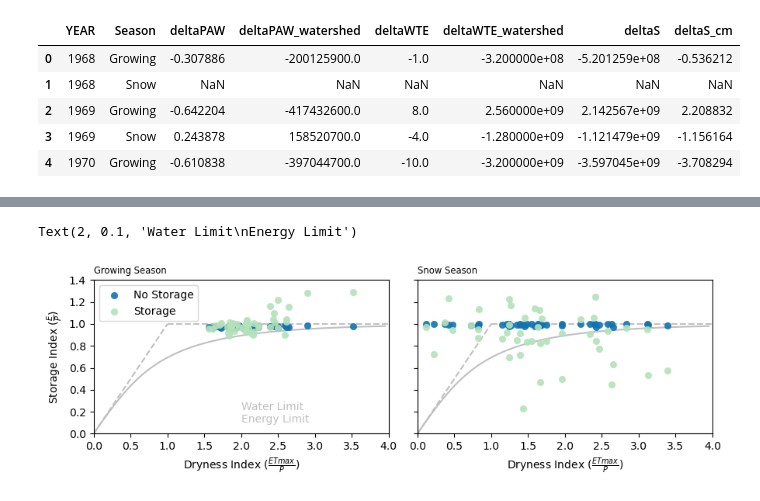
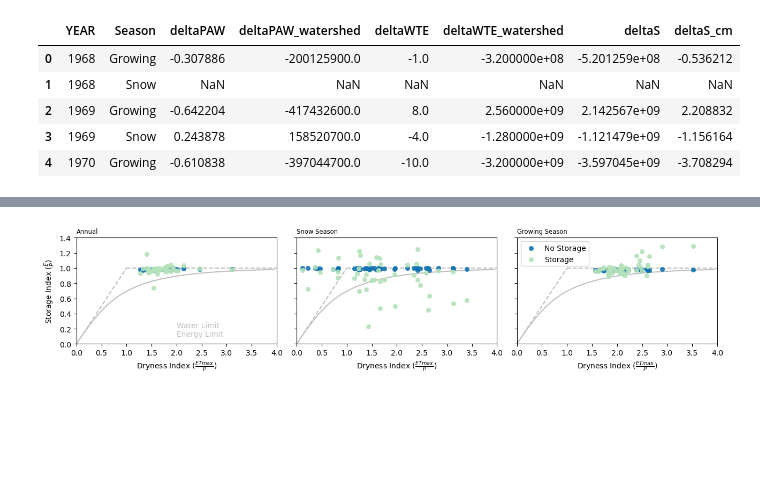
Before and after one commit to mwdjones/mef-snowhydro, a Jupyter notebook: Data and Codes/02_budykostorageanalysis.ipynb, the cells around one changed output, grey strips where cells are left out. Drawn from its saved outputs; the diff is of its cells as text; code cells hidden in the pictures; blank space fills up the shorter version.

Commit message:
seasonal budyko analysis

```diff
--- a/Data and Codes/02_budykostorageanalysis.ipynb
+++ b/Data and Codes/02_budykostorageanalysis.ipynb
@@ -569,7 +571,7 @@ budyko_seasonal.head()
 | 4 | 1970 | Growing | -0.610838 | -397044700.0 | -10.0 | -3.200000e+09 | -3.597045e+09 | -3.708294 | ... |
 # %%
 #Plot Seasonal Storage and no-storage Budyko
-fig, [ax, ax2] = plt.subplots(1, 2, figsize = (9, 3),
+fig, [ax, ax2, ax3] = plt.subplots(1, 3, figsize = (13, 3),
                             sharex = True,
                             sharey = True,
                             layout = 'tight')
@@ -586,49 +588,66 @@ energy_limit_y = energy_limit_x
 
 #Plot 1: Growing Season
 sns.lineplot(x = budyko_curve_x, y = budyko_curve_y, color = 'silver',
-             ax = ax)
-ax.plot(energy_limit_x, energy_limit_y,
+             ax = ax3)
+ax3.plot(energy_limit_x, energy_limit_y,
              color = 'silver', linestyle = '--')
-ax.plot(water_limit_x, water_limit_y,
+ax3.plot(water_limit_x, water_limit_y,
              color = 'silver', linestyle = '--')
 #Annual Water Balance Measurements
 sns.scatterplot(data = budyko_seasonal[budyko_seasonal.Season == 'Growing'], x = 'DI', y = 'EP',
-                ax = ax, color = pal[4], edgecolor = None, alpha = 0.9,
+                ax = ax3, color = pal[4], edgecolor = None, alpha = 0.9,
                 label = 'No Storage',
                 zorder = 3)
 
 #Water Balance with Storage Consideration
 sns.scatterplot(data = budyko_seasonal[budyko_seasonal.Season == 'Growing'], x = 'DI', y = 'EP_storage',
-                ax = ax, color = pal[1], edgecolor = None, alpha = 0.9,
+                ax = ax3, color = pal[1], edgecolor = None, alpha = 0.9,
                 label = 'Storage',
                 zorder = 3)
-ax.set_title('Growing Season', loc = 'left', fontsize = 'small')
+ax3.set_title('Growing Season', loc = 'left', fontsize = 'small')
 
 #Plot 2: Winter Season
 sns.lineplot(x = budyko_curve_x, y = budyko_curve_y, color = 'silver',
              ax = ax2)
 ax2.plot(energy_limit_x, energy_limit_y,
              color = 'silver', linestyle = '--')
 ax2.plot(water_limit_x, water_limit_y,
              color = 'silver', linestyle = '--')
 #Annual Water Balance Measurements
 sns.scatterplot(data = budyko_seasonal[budyko_seasonal.Season == 'Snow'], x = 'DI', y = 'EP',
                 ax = ax2, color = pal[4], edgecolor = None, alpha = 0.9,
                 zorder = 3)
 
 #Water Balance with Storage Consideration
 sns.scatterplot(data = budyko_seasonal[budyko_seasonal.Season == 'Snow'], x = 'DI', y = 'EP_storage',
                 ax = ax2, color = pal[1], edgecolor = None, alpha = 0.9,
                 zorder = 3)
 ax2.set_title('Snow Season', loc = 'left', fontsize = 'small')
 
+#Plot 3: Annual
+sns.lineplot(x = budyko_curve_x, y = budyko_curve_y, color = 'silver',
+             ax = ax)
+ax.plot(energy_limit_x, energy_limit_y,
+             color = 'silver', linestyle = '--')
+ax.plot(water_limit_x, water_limit_y,
+             color = 'silver', linestyle = '--')
+sns.scatterplot(data = budyko, x = 'DI', y = 'EP',
+                ax = ax, color = pal[4], edgecolor = None, alpha = 0.9,
+                zorder = 3)
+sns.scatterplot(data = budyko, x = 'DI', y = 'EP_storage',
+                ax = ax, color = pal[1], edgecolor = None, alpha = 0.9,
+                zorder = 3)
+ax.set_title('Annual', loc = 'left', fontsize = 'small')
+
 
 ax.set_xlim(0, 4)
 ax.set_ylim(0, 1.4)
 ax.set_xlabel(r'Dryness Index ($\frac{ETmax}{P})$')
 ax.set_ylabel(r'Storage Index ($\frac{E}{P})$')
 ax2.set_xlabel(r'Dryness Index ($\frac{ETmax}{P})$')
+ax3.set_xlabel(r'Dryness Index ($\frac{ETmax}{P})$')
 ax.text(2, 0.1, "Water Limit\nEnergy Limit", color = 'silver')
+
+plt.savefig('../Figures/HistoricalFigs/seasonalBudykoCurves.pdf', bbox_inches = 'tight')
 # %% [output]
-Text(2, 0.1, 'Water Limit\nEnergy Limit')
-[figure, old version]
+[figure, new version]
```
Also changed, not shown: parts of 2 cells of this notebook, 5 other files.
